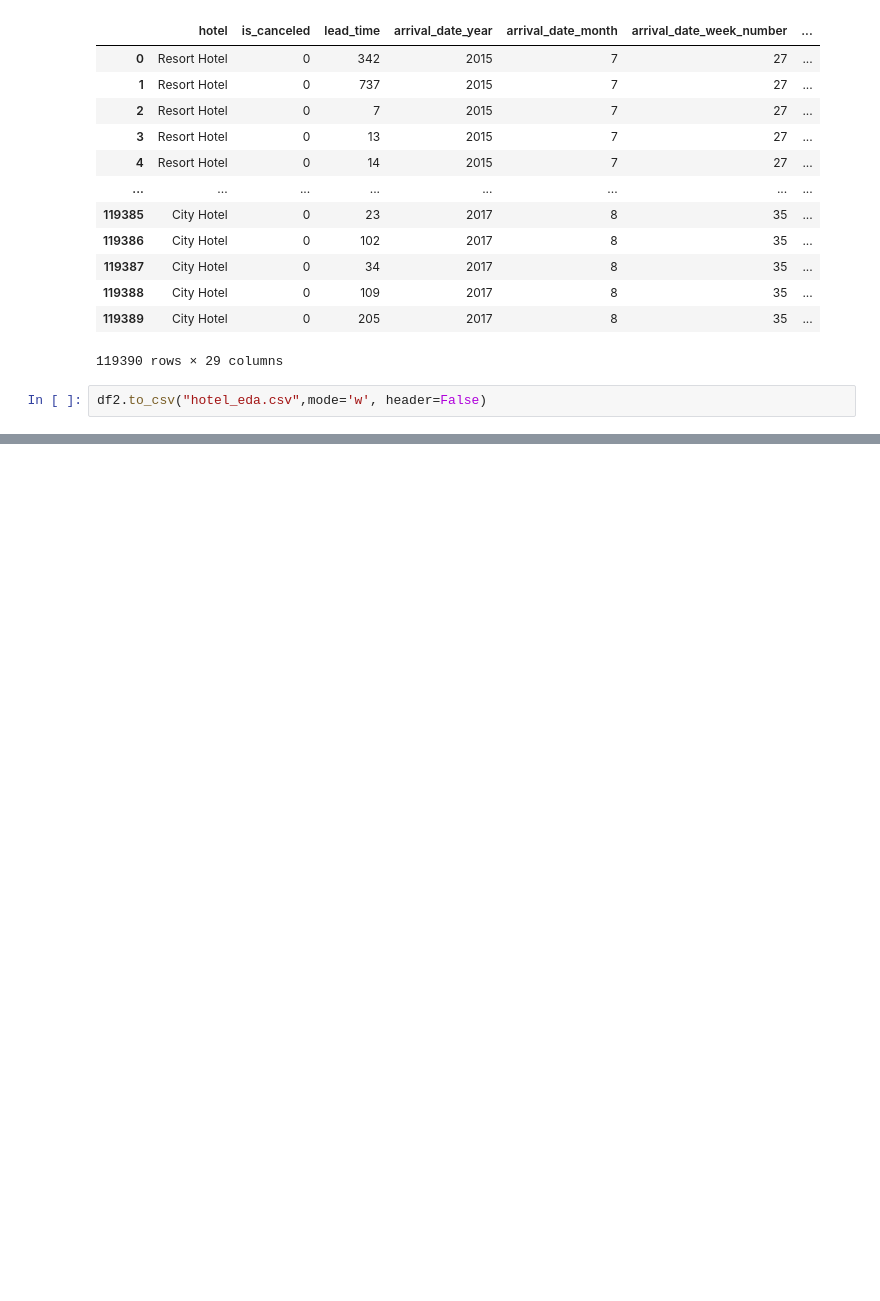
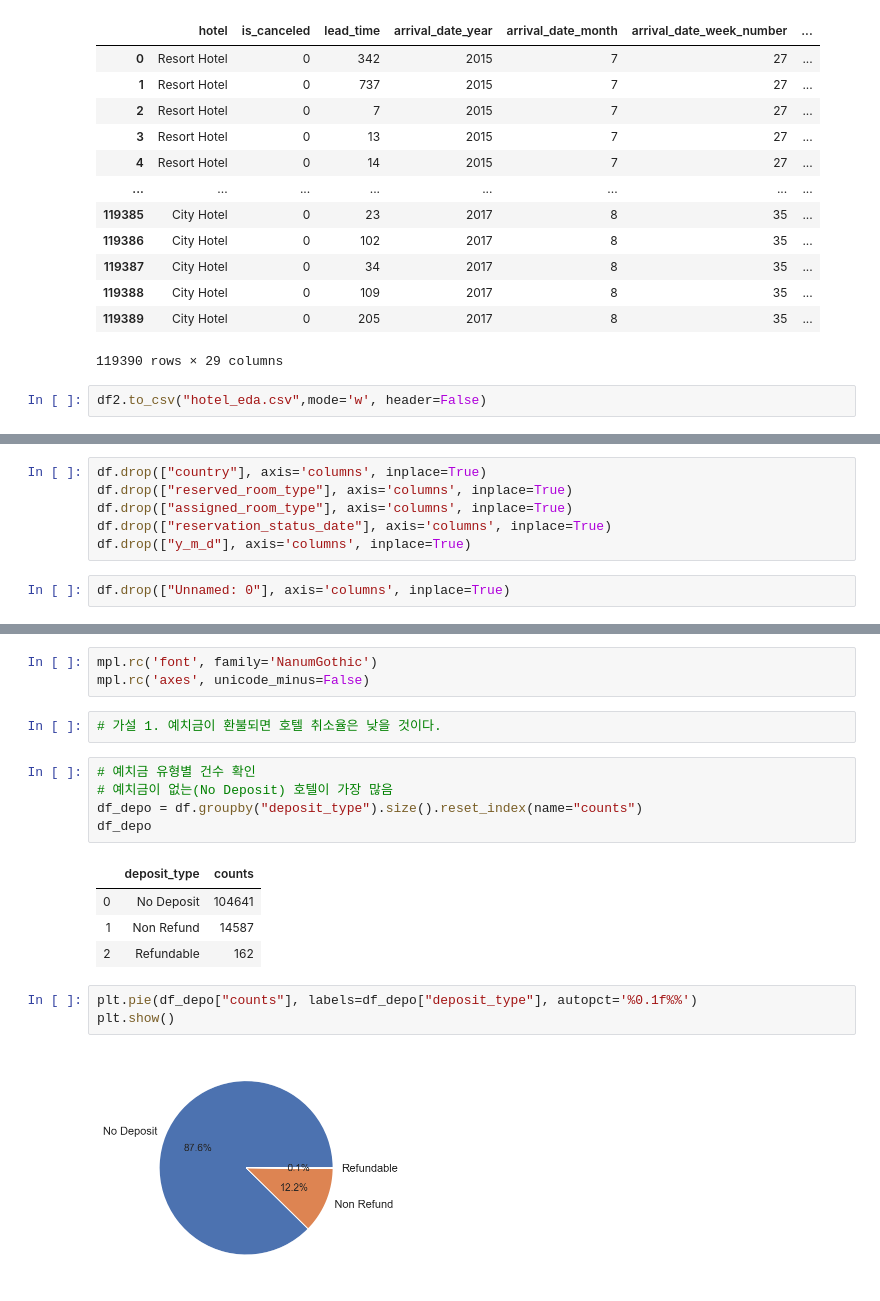
Before and after one commit to kyulimpark/EDA_project_hotel, a Jupyter notebook: EDA_project_hotel_01.ipynb, the cells around one changed output, grey strips where cells are left out. Saved outputs shown, nothing was run; the diff lists cells and outputs as text; blank space fills up the shorter version.

Commit message:
Add to python code about canceled & deposit type, booking changes, special request
solve #2

```diff
--- a/EDA_project_hotel_01.ipynb
+++ b/EDA_project_hotel_01.ipynb
@@ -151,0 +163,8 @@ df2.to_csv("hotel_eda.csv",mode='w', header=False)
+# %%
+df.drop(["country"], axis='columns', inplace=True)
+df.drop(["reserved_room_type"], axis='columns', inplace=True)
+df.drop(["assigned_room_type"], axis='columns', inplace=True)
+df.drop(["reservation_status_date"], axis='columns', inplace=True)
+df.drop(["y_m_d"], axis='columns', inplace=True)
+# %%
+df.drop(["Unnamed: 0"], axis='columns', inplace=True)
@@ -151,0 +253,20 @@ df2.to_csv("hotel_eda.csv",mode='w', header=False)
+# %%
+mpl.rc('font', family='NanumGothic')
+mpl.rc('axes', unicode_minus=False)
+# %%
+# 가설 1. 예치금이 환불되면 호텔 취소율은 낮을 것이다.
+# %%
+# 예치금 유형별 건수 확인
+# 예치금이 없는(No Deposit) 호텔이 가장 많음
+df_depo = df.groupby("deposit_type").size().reset_index(name="counts")
+df_depo
+# %% [output]
+|  | deposit_type | counts |
+| 0 | No Deposit | 104641 |
+| 1 | Non Refund | 14587 |
+| 2 | Refundable | 162 |
+# %%
+plt.pie(df_depo["counts"], labels=df_depo["deposit_type"], autopct='%0.1f%%')
+plt.show()
+# %% [output]
+[figure, added]
```
Also changed, not shown: parts of 33 cells of this notebook.
